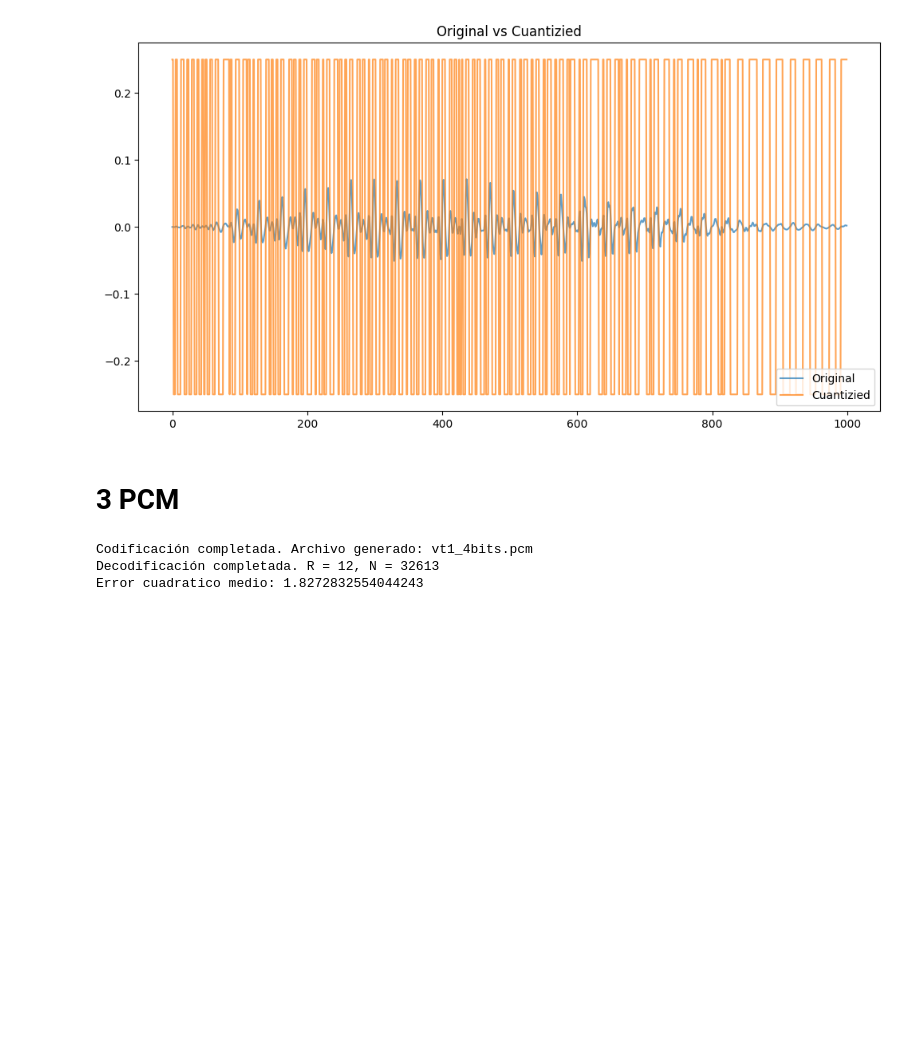
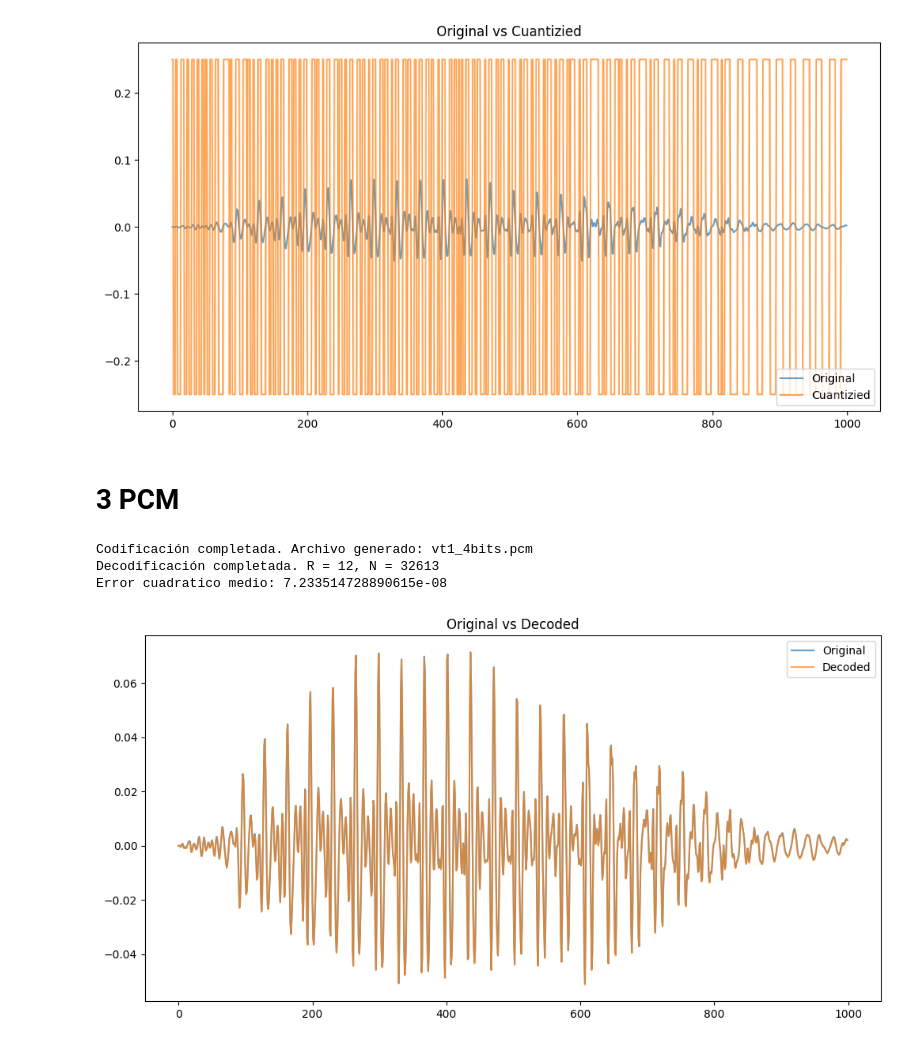
Before and after one commit to carlosedm10/college, a Jupyter notebook: TDSC/Prac3.ipynb, the cells around one changed output. Saved outputs shown, nothing was run; the diff lists cells and outputs as text; code cells hidden in the pictures; blank space fills up the shorter version.

```diff
--- a/TDSC/Prac3.ipynb
+++ b/TDSC/Prac3.ipynb
@@ -46,7 +48,7 @@ def decoder(indices, R):
     return decuant_audio
 
 
-def mean_cuadratic_error(original, reconstruida):
+def mean_squared_error(original, reconstruida):
     error = np.mean((original - reconstruida) ** 2)
     return error
 
@@ -55,7 +57,7 @@ for R in [12, 8, 4, 2]:
 
     cuantified_audio, indexes = uniform_coder(audio, R=R)
     reconstructed_audio = decoder(indexes, R=R)
-    error = mean_cuadratic_error(audio, reconstructed_audio)
+    error = mean_squared_error(audio, reconstructed_audio)
     print(f"Error cuadratico medio: {error}")
     # sd.play(cuantified_audio, fs)
     # sd.wait()  # Wait until playback finishes
@@ -114,61 +116,50 @@ def cod_pcm(audio, R: int, file_name: str):
         bitstream.tofile(f)
 
     print(f"Codificación completada. Archivo generado: {file_name}")
 
 
-def decPCM(file_name):
-    """
-    Decodificador PCM para señales de voz de banda estrecha.
-
-    Args:
-        file_name (str): Nombre del archivo binario generado por codPCM.
-
-    Returns:
-        np.ndarray: Señal decuantificada (reconstruida).
-        int: Número de bits usados para codificar cada muestra (R).
-        int: Número de muestras (N).
-    """
-    # Leer el archivo binario
+def dec_pcm(file_name: str):
     bit_stream = bitarray(endian="big")
     with open(file_name, "rb") as f:
         bit_stream.fromfile(f)
 
-    # Leer la cabecera
-    R = ba2int(bit_stream[:4])  # R codificado en los primeros 4 bits
-    N = ba2int(bit_stream[4:36])  # N codificado en los siguientes 32 bits
+    R = int(bit_stream[:4].to01(), 2)  # First 4 bits: R
+    N = int(bit_stream[4:36].to01(), 2)  # Next 32 bits: N
 
-    # Inicializar la lista de índices decodificados
     indices = []
-    offset = 4  # Inicio de los datos después de la cabecera
+    offset = 36
     for _ in range(N):
         index_bits = bit_stream[offset : offset + R]
-        indices.append(ba2int(index_bits))
+        if len(index_bits) < R:  # Handle cases where slicing isn't exact
+            raise ValueError("Bitstream misalignment detected.")
+        indices.append(int(index_bits.to01(), 2))
         offset += R
 
-    # Convertir índices sin signo a índices con signo
-    indices = np.array(indices)
-    k = indices - 2 ** (R - 1)
-
-    # Decuantización: Reconstruir la señal
     levels = 2**R
-    delta = 2 / levels  # Asegúrate de que el paso delta es consistente
-    decoded_audio = k * delta - 1  # Escala la señal para que esté en el rango [-1, 1]
+    delta = 2 / levels
+    decoded_audio = np.array(indices) * delta - 1
 
     print(f"Decodificación completada. R = {R}, N = {N}")
-
     return decoded_audio
 
 
 R = int(96 / 8)  # 96 kbps/ 8 kHz
 cod_pcm(audio, R, "vt1_4bits.pcm")
-decoded_audio = decPCM("vt1_4bits.pcm")
+decoded_audio = dec_pcm("vt1_4bits.pcm")
 
-# sd.play(y, fs)
+sd.play(decoded_audio, fs)
 
 # Error
-error = mean_cuadratic_error(audio, decoded_audio)
+error = mean_squared_error(audio, decoded_audio)
 print(f"Error cuadratico medio: {error}")
+plt.figure(figsize=(12, 6))
+plt.plot(audio[:1000], label="Original", alpha=0.7)
+plt.plot(decoded_audio[:1000], label="Decoded", alpha=0.7)
+plt.legend()
+plt.title("Original vs Decoded")
+plt.show()
 # %% [output]
 Codificación completada. Archivo generado: vt1_4bits.pcm
 Decodificación completada. R = 12, N = 32613
-Error cuadratico medio: 1.8272832554044243
+Error cuadratico medio: 7.233514728890615e-08
+[figure, added]
```
Also changed, not shown: parts of 2 cells of this notebook, 8 other files.
